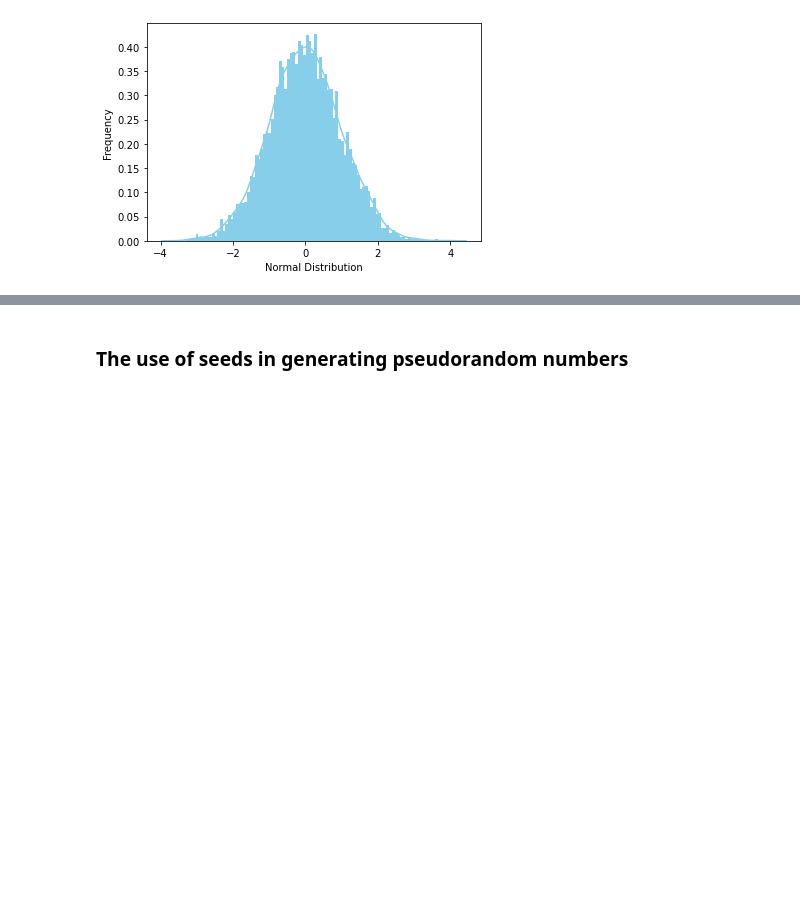
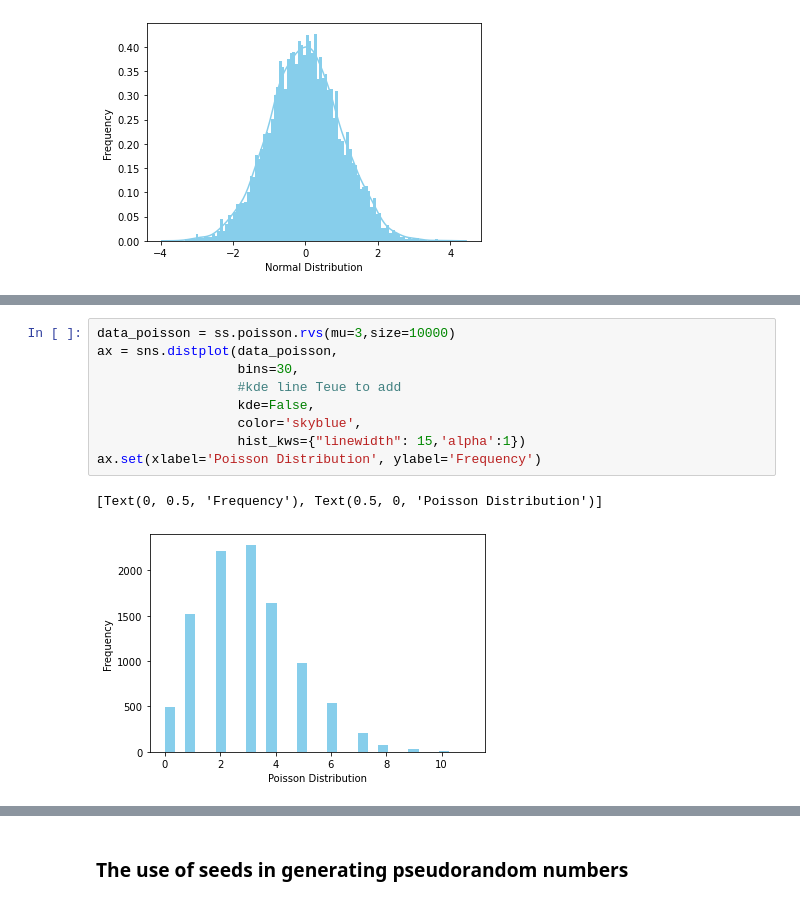
Before and after one commit to G00387859/programming-for-data-analysis-assignment, a Jupyter notebook: numpy-random.ipynb, the cells around one changed output, grey strips where cells are left out. Cells and saved outputs as stored; diff of their text form; blank space fills up the shorter version.

```diff
--- a/numpy-random.ipynb
+++ b/numpy-random.ipynb
@@ -238,0 +250,12 @@ ax.set(xlabel='Normal Distribution', ylabel='Frequency')
+# %%
+data_poisson = ss.poisson.rvs(mu=3,size=10000)
+ax = sns.distplot(data_poisson,
+                  bins=30,
+                  #kde line Teue to add
+                  kde=False,
+                  color='skyblue',
+                  hist_kws={"linewidth": 15,'alpha':1})
+ax.set(xlabel='Poisson Distribution', ylabel='Frequency')
+# %% [output]
+[Text(0, 0.5, 'Frequency'), Text(0.5, 0, 'Poisson Distribution')]
+[figure, added]
```
Also changed, not shown: parts of 8 cells of this notebook.
